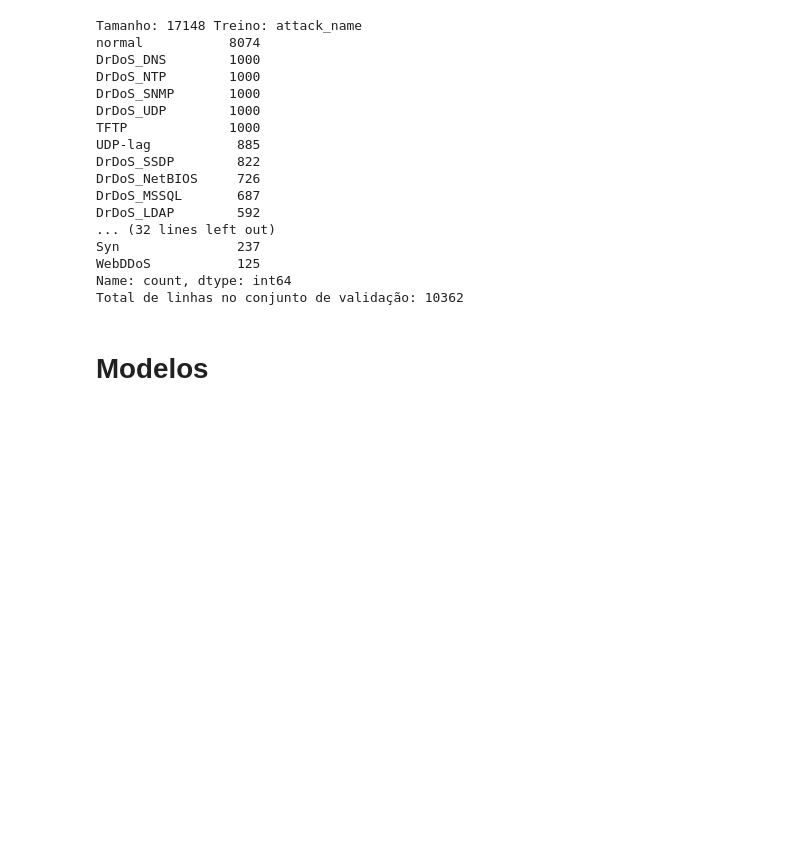
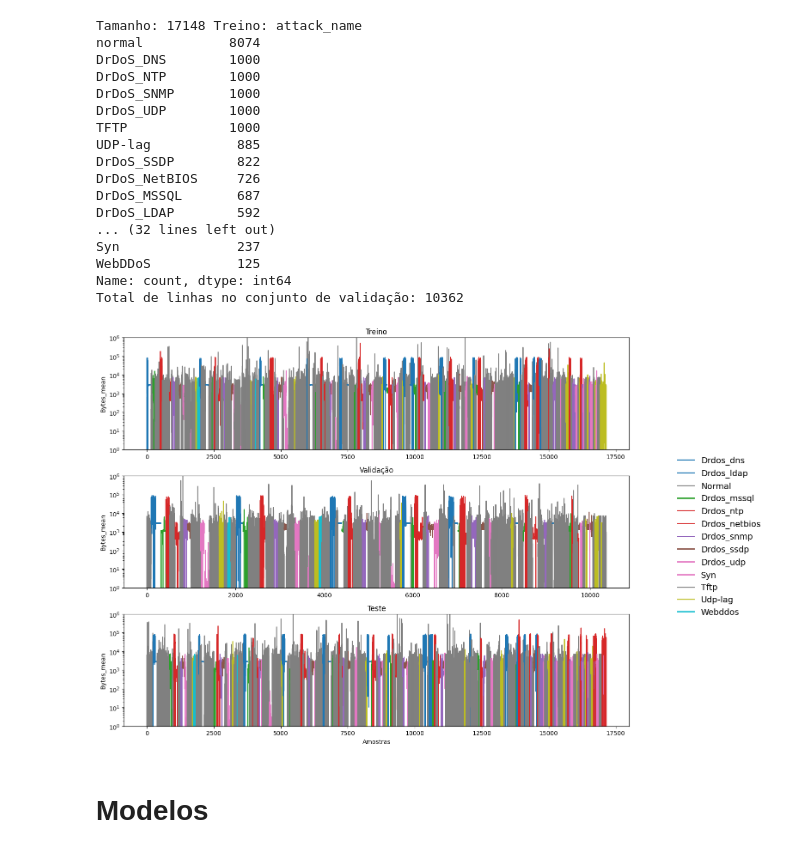
Before and after one commit to iRocktys/anomalyDetection, a Jupyter notebook: CompileModels.ipynb, the cells around one changed output. Cells and saved outputs as stored; diff of their text form; code cells hidden in the pictures; blank space fills up the shorter version.

Commit message:
Att com correção da legenda fig13

```diff
--- a/CompileModels.ipynb
+++ b/CompileModels.ipynb
@@ -133,6 +133,58 @@ Syn               237
 WebDDoS           125
 Name: count, dtype: int64
 Total de linhas no conjunto de validação: 10362
+# %%
+import pandas as pd
+import matplotlib.pyplot as plt
+import matplotlib
+
+# Leitura dos arquivos
+df_treino = pd.read_csv('data/dataset/treino_final_estratificado_random.csv', sep=';')
+df_validacao = pd.read_csv('data/dataset/validacao_final_estratificado_random.csv', sep=';')
+df_teste = pd.read_csv('data/dataset/teste_final_estratificado_random.csv', sep=';')
+
+# Padronizar nomes de ataques para minúsculo
+for df in [df_treino, df_validacao, df_teste]:
+    df['attack_name'] = df['attack_name'].str.lower()
+
+# Combinar todos os conjuntos para extrair ataques únicos
+todos_df = pd.concat([df_treino, df_validacao, df_teste])
+ataques_unicos = todos_df['attack_name'].unique()
+
+# Correção da depreciação do get_cmap
+cmap = matplotlib.colormaps.get_cmap('tab10')
+cor_map = {name: cmap(i / len(ataques_unicos)) for i, name in enumerate(ataques_unicos)}
+cor_map['normal'] = 'gray'  # sobrescreve se necessário
+
+# Função para plotar com cores distintas por ataque, escala log e limite do eixo Y
+def plot_colorido_log_limite(ax, df, title):
+    df['grupo'] = (df['attack_name'] != df['attack_name'].shift()).cumsum()
+    for _, grupo_df in df.groupby('grupo'):
+        nome_ataque = grupo_df['attack_name'].iloc[0]
+        cor = cor_map.get(nome_ataque, 'black')
+        ax.plot(grupo_df.index, grupo_df['bytes_mean'], color=cor)
+    ax.set_title(title)
+    ax.set_ylabel('Bytes_mean')
+    ax.set_yscale('log')
+    ax.set_ylim(1, 1e6)
+
+# Criar os subplots
+fig, axs = plt.subplots(3, 1, figsize=(14, 10), sharex=False)
+
+plot_colorido_log_limite(axs[0], df_treino.copy(), 'Treino')
+plot_colorido_log_limite(axs[1], df_validacao.copy(), 'Validação')
+plot_colorido_log_limite(axs[2], df_teste.copy(), 'Teste')
+axs[2].set_xlabel('Amostras')
+
+# Legenda lateral única com fonte maior
+lines = [plt.Line2D([0], [0], color=cor_map[name], lw=2) for name in ataques_unicos]
+labels = [name.capitalize() for name in ataques_unicos]  # capitaliza para exibição padronizada
+fig.legend(lines, labels, loc='center right', fontsize=14, frameon=False, bbox_to_anchor=(1.12, 0.5))
+
+plt.tight_layout(rect=[0, 0, 0.9, 1])
+plt.show()
+# %% [output]
+[figure, added]
 # %% [markdown]
 # Modelos
 # %% [markdown]
```
